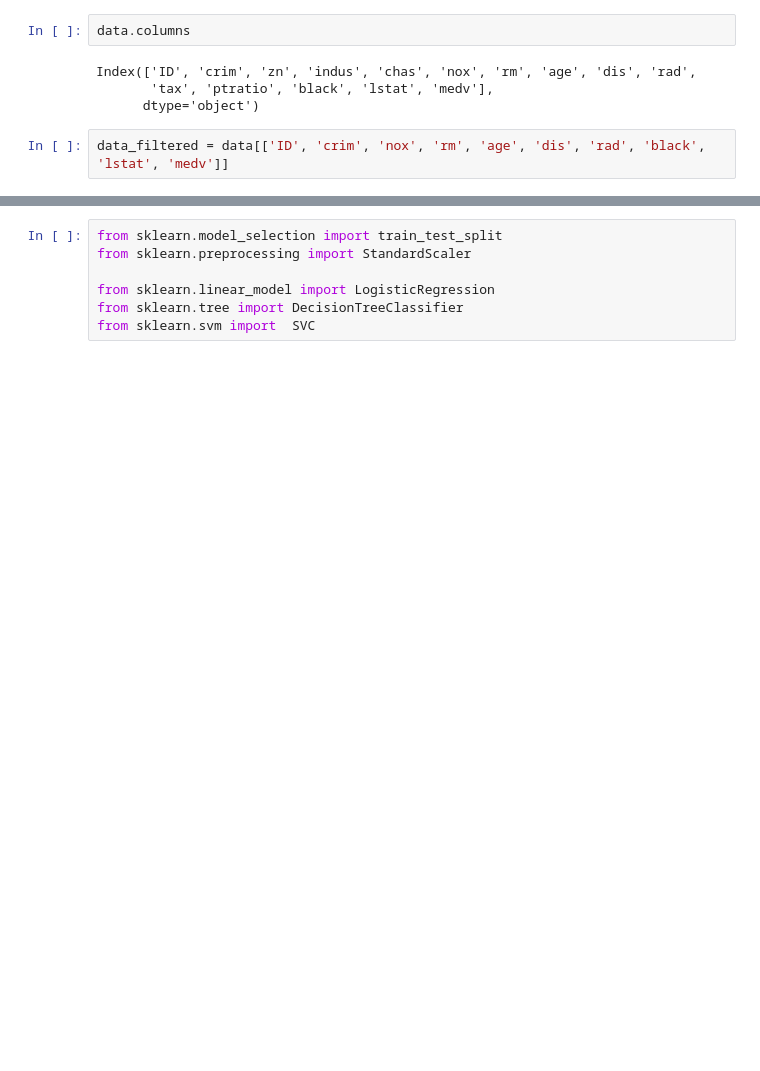
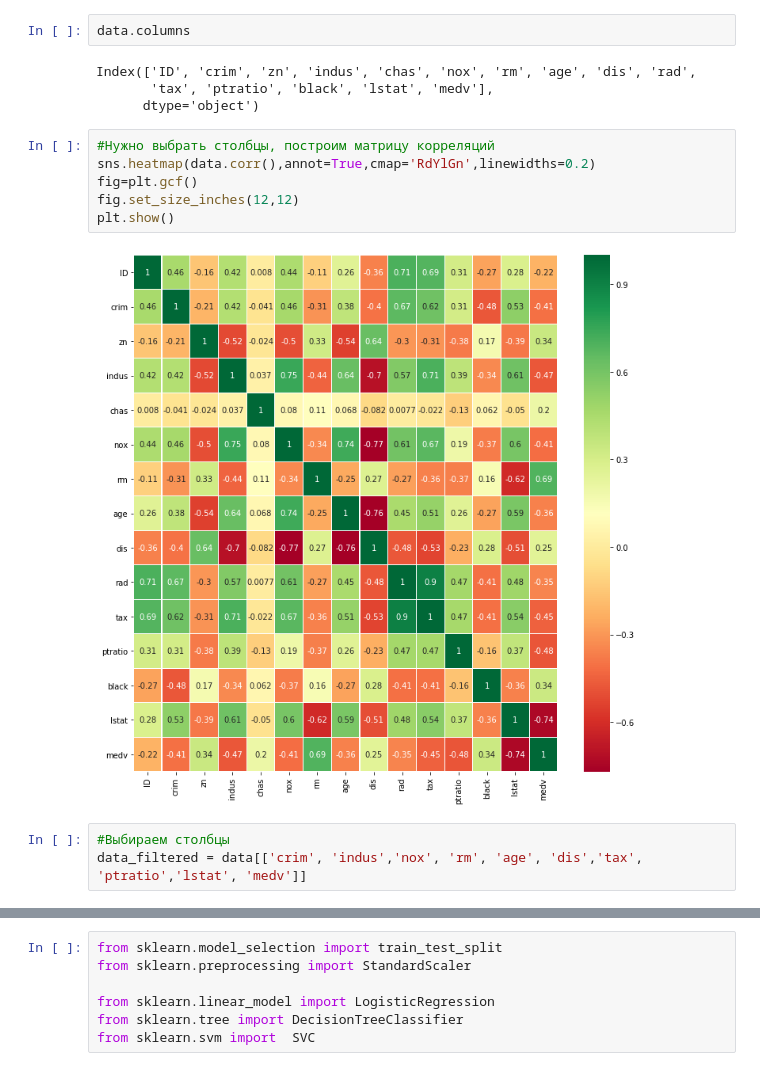
Before and after one commit to Permolga/netology_pyda, a Jupyter notebook: Homework2.ipynb, the cells around one changed output, grey strips where cells are left out. Saved outputs shown, nothing was run; the diff lists cells and outputs as text; blank space fills up the shorter version.

```diff
--- a/Homework2.ipynb
+++ b/Homework2.ipynb
@@ -67,8 +79,17 @@ data.columns
 Index(['ID', 'crim', 'zn', 'indus', 'chas', 'nox', 'rm', 'age', 'dis', 'rad',
        'tax', 'ptratio', 'black', 'lstat', 'medv'],
       dtype='object')
+# %%
+#Нужно выбрать столбцы, построим матрицу корреляций
+sns.heatmap(data.corr(),annot=True,cmap='RdYlGn',linewidths=0.2)
+fig=plt.gcf()
+fig.set_size_inches(12,12)
+plt.show()
+# %% [output]
+[figure, added]
 # %%
-data_filtered = data[['ID', 'crim', 'nox', 'rm', 'age', 'dis', 'rad', 'black', 'lstat', 'medv']]
+#Выбираем столбцы
+data_filtered = data[['crim', 'indus','nox', 'rm', 'age', 'dis','tax', 'ptratio','lstat', 'medv']]
 # %%
 data_filtered.head()
 # %% [output]
```
Also changed, not shown: parts of 20 cells of this notebook.
